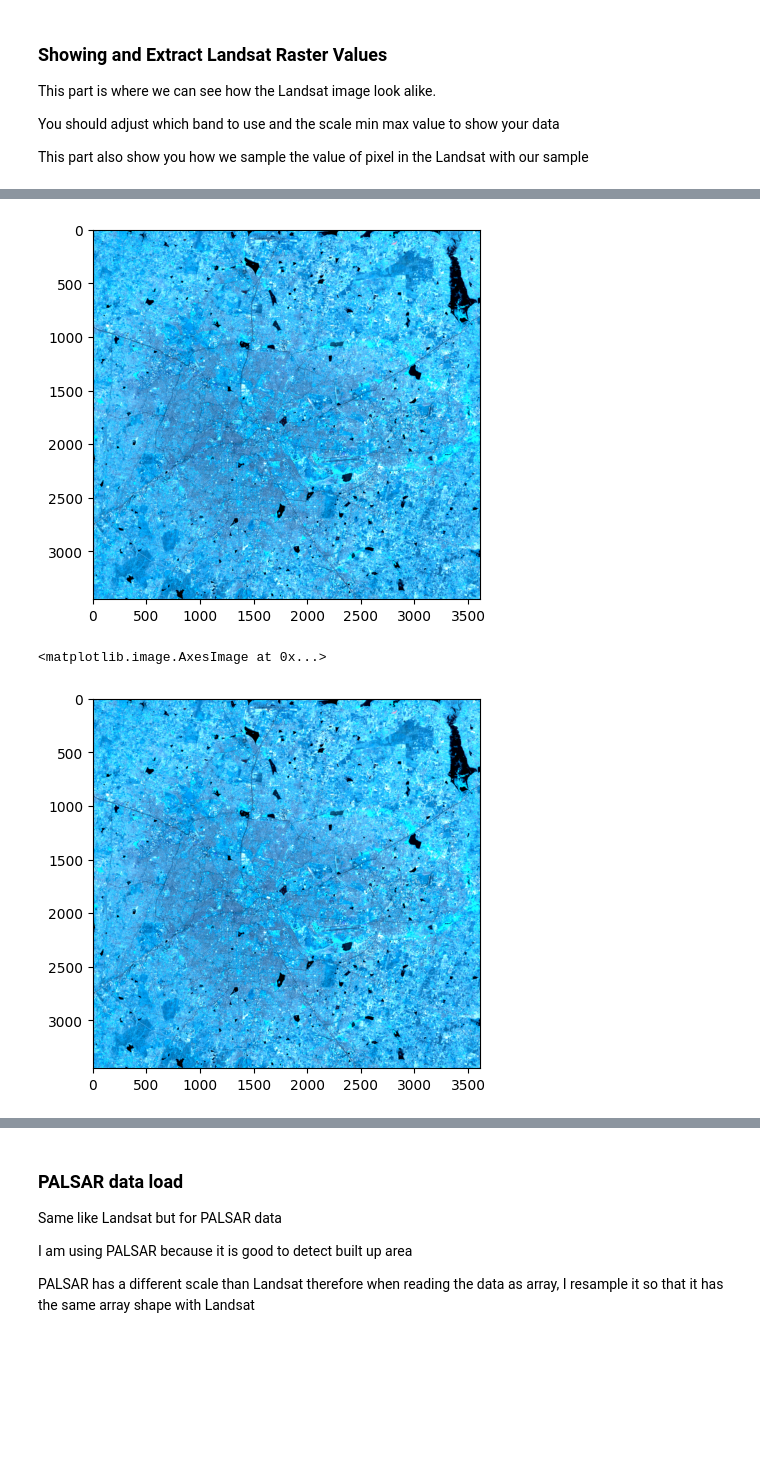
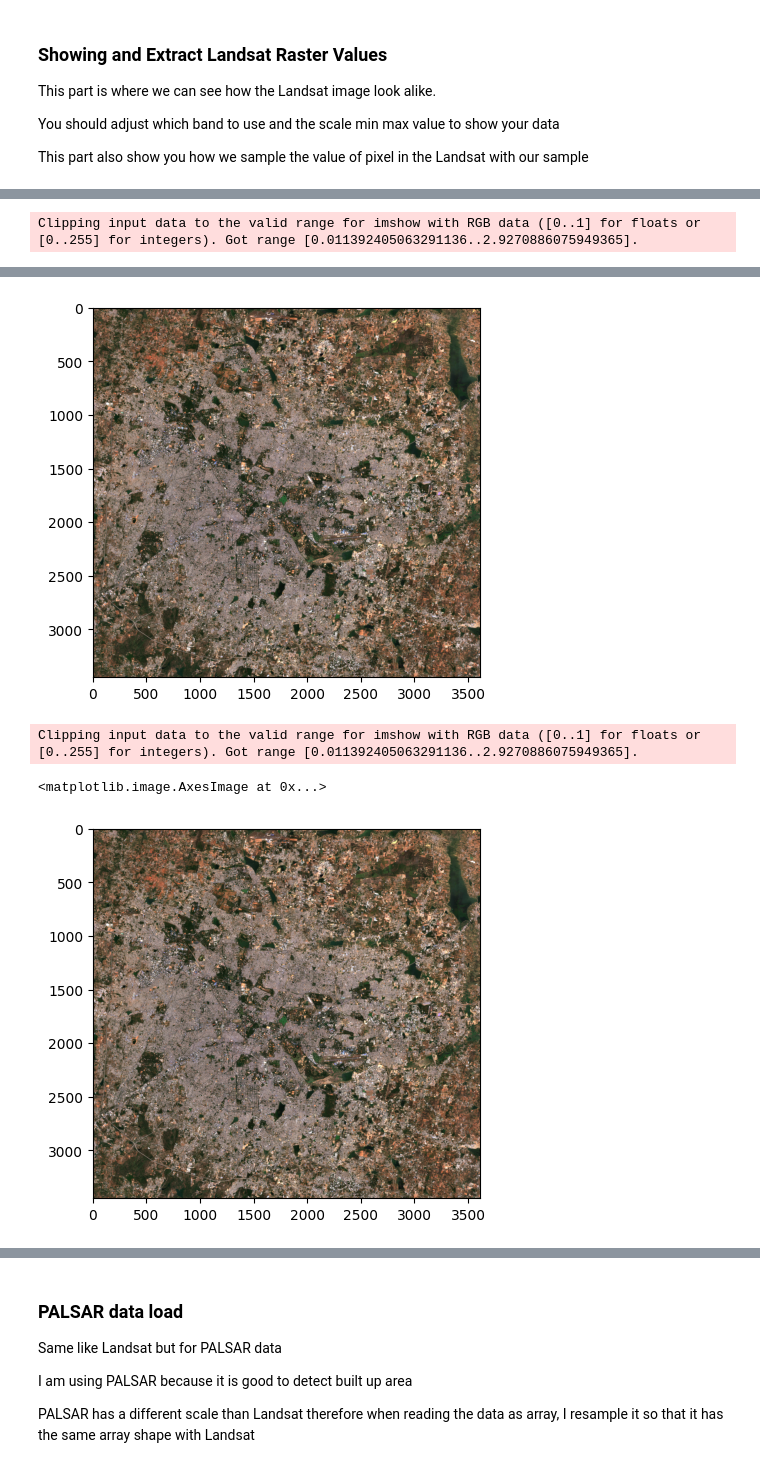
Before and after one commit to Justclemax/land-cover-classification-Random-forest-python, a Jupyter notebook: classification.ipynb, the cells around one changed output, grey strips where cells are left out. Drawn from its saved outputs; the diff is of its cells as text; code cells hidden in the pictures; blank space fills up the shorter version.

```diff
--- a/classification.ipynb
+++ b/classification.ipynb
@@ -149,48 +179,50 @@ landsat_image = landsat.read() /1e4
 # %%
 # False color composite
-out_range = (0, 1)
-red = rescale_intensity(landsat_image[4], in_range=(0.1, 0.4), out_range=out_range)
-green = rescale_intensity(landsat_image[5], in_range=(0.05, 0.3), out_range=out_range)
-blue = rescale_intensity(landsat_image[6], in_range=(0.025, 0.25), out_range=out_range)
+out_range = (0, 3)
+red = rescale_intensity(landsat_image[3], in_range=(0.01, 0.8), out_range=out_range)
+green = rescale_intensity(landsat_image[2], in_range=(0.01, 0.8), out_range=out_range)
+blue = rescale_intensity(landsat_image[1], in_range=(0.01, 0.7), out_range=out_range)
 arr_image = np.stack(
     [red, green, blue]
 ).T
 composite = np.rot90(np.flip(arr_image, 1), 1)
 
 # Plot landsat image
 plt.imshow(composite)
 
 # Extract raster value
 landsat_extract = np.stack(
     [x for x in landsat.sample(coords)]
 ) / 1e4
 sample_extract[["B1", "B2", "B3", "B4", "B5", "B6", "B7", "B8","B8A","B9", "B11", "B12"]] = landsat_extract
 sample_extract
 # %% [output]
+Clipping input data to the valid range for imshow with RGB data ([0..1] for floats or [0..255] for integers). Got range [0.011392405063291136..2.9270886075949365].
 |  | lc | id | geometry | value | label | B1 | B2 | B3 | B4 | B5 | B6 | ... |
 | 0 | 1000 | 0 | POINT (77.65618 12.95477) | 1 | Urban | 0.10580 | 0.08650 | 0.10075 | 0.11520 | 0.17555 | 0.18410 | ... |
 | 1 | 1000 | 1 | POINT (77.65865 12.95459) | 1 | Urban | 0.10705 | 0.12100 | 0.15040 | 0.18130 | 0.18465 | 0.20065 | ... |
 | 2 | 1000 | 2 | POINT (77.63831 12.95515) | 1 | Urban | 0.09930 | 0.11340 | 0.13320 | 0.15940 | 0.18420 | 0.21810 | ... |
 | 3 | 1000 | 3 | POINT (77.6661 12.94988) | 1 | Urban | 0.07135 | 0.10135 | 0.10860 | 0.11730 | 0.13000 | 0.13095 | ... |
 | 4 | 1000 | 4 | POINT (77.66376 12.90195) | 1 | Urban | 0.10750 | 0.16280 | 0.19270 | 0.21660 | 0.23825 | 0.24035 | ... |
 | 5 | 1000 | 5 | POINT (77.65889 12.89371) | 1 | Urban | 0.08035 | 0.14070 | 0.16490 | 0.20930 | 0.21860 | 0.24805 | ... |
 | 6 | 1000 | 6 | POINT (77.65365 12.89626) | 1 | Urban | 0.10965 | 0.20110 | 0.22150 | 0.24510 | 0.23530 | 0.24690 | ... |
 | 7 | 1000 | 7 | POINT (77.6202 12.87969) | 1 | Urban | 0.08925 | 0.13260 | 0.17710 | 0.19450 | 0.20665 | 0.24340 | ... |
 | 8 | 1000 | 8 | POINT (77.52617 12.9495) | 1 | Urban | 0.11205 | 0.16950 | 0.12700 | 0.13135 | 0.13910 | 0.13940 | ... |
 | 9 | 1000 | 9 | POINT (77.53417 12.95001) | 1 | Urban | 0.13950 | 0.24070 | 0.25540 | 0.26945 | 0.27160 | 0.27140 | ... |
 | ... | ... | ... | ... | ... | ... | ... | ... | ... | ... | ... | ... | ... |
 | 28 | 4000 | 28 | POINT (77.5847 12.95271) | 4 | Vegetation | 0.02705 | 0.02950 | 0.05110 | 0.04260 | 0.08430 | 0.21330 | ... |
 | 29 | 4000 | 29 | POINT (77.58338 12.91398) | 4 | Vegetation | 0.01915 | 0.02390 | 0.04390 | 0.02920 | 0.08340 | 0.27200 | ... |
 | 30 | 4000 | 30 | POINT (77.58053 12.92381) | 4 | Vegetation | 0.05315 | 0.02970 | 0.04945 | 0.03460 | 0.08020 | 0.24255 | ... |
 | 31 | 4000 | 31 | POINT (77.57196 13.01002) | 4 | Vegetation | 0.02495 | 0.02655 | 0.05340 | 0.03375 | 0.08895 | 0.22730 | ... |
 | 32 | 4000 | 32 | POINT (77.56954 13.02142) | 4 | Vegetation | 0.01840 | 0.02305 | 0.04215 | 0.02980 | 0.07425 | 0.20390 | ... |
-[figure, old version]
+[figure, new version]
 # %%
 # Plot landsat image
 plt.imshow(composite)
 # %% [output]
-<matplotlib.image.AxesImage at 0x...>
+Clipping input data to the valid range for imshow with RGB data ([0..1] for floats or [0..255] for integers). Got range [0.011392405063291136..2.9270886075949365].
+<matplotlib.image.AxesImage at 0x...>
-[figure, old version]
+[figure, new version]
 # %%
 # False color composite
 
```
Also changed, not shown: parts of 3 cells of this notebook, 3 other files.
